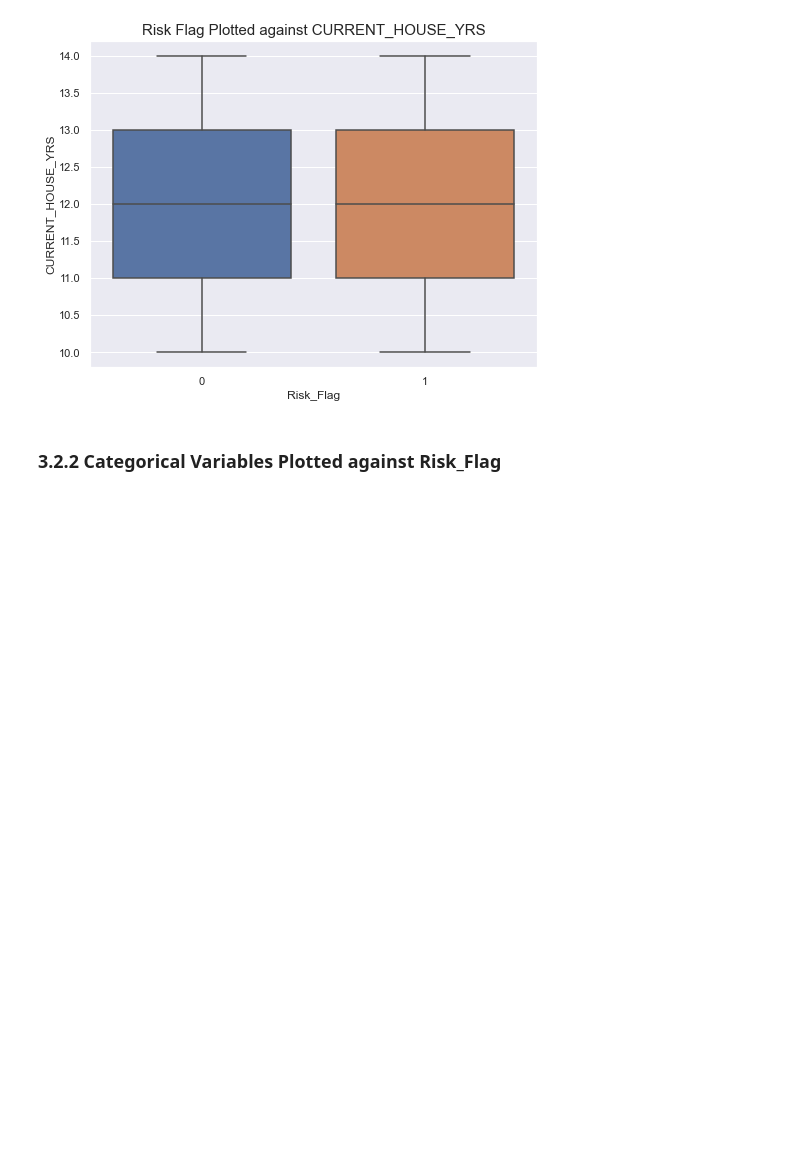
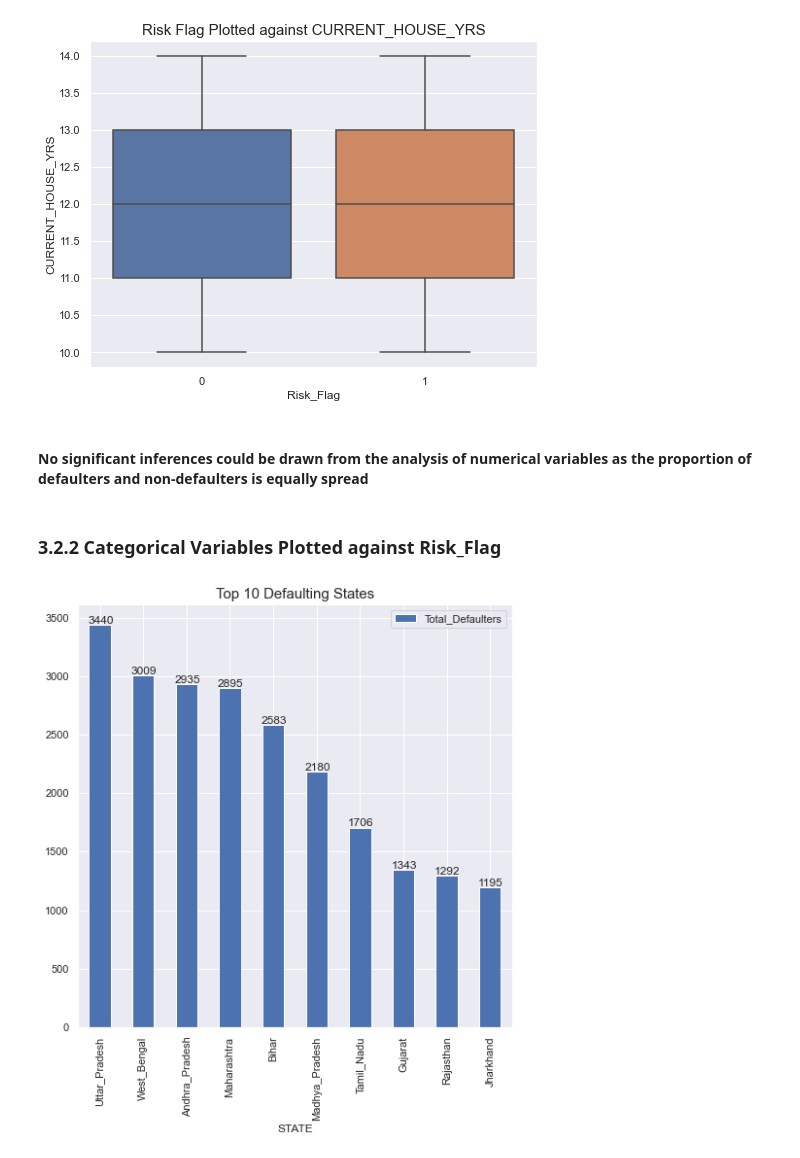
Before and after one commit to jaiatluri/GL_Capstone, a Jupyter notebook: Capstone_Github.ipynb, the cells around one changed output. Saved outputs shown, nothing was run; the diff lists cells and outputs as text; code cells hidden in the pictures; blank space fills up the shorter version.

```diff
--- a/Capstone_Github.ipynb
+++ b/Capstone_Github.ipynb
@@ -361,5 +361,20 @@ for col in ['Income', 'Age', 'Experience','CURRENT_JOB_YRS',
 [figure]
 [figure]
 [figure]
+# %% [markdown]
+#### No significant inferences could be drawn from the analysis of numerical variables as the proportion of defaulters and non-defaulters is equally spread
 # %% [markdown]
 ### 3.2.2 Categorical Variables Plotted against Risk_Flag
+# %%
+df_state = df.loc[df['Risk_Flag'] == 1].groupby(['STATE','Risk_Flag']).count()
+df_state.rename(columns={'CITY':'Total_Defaulters'},inplace=True)
+df_state.reset_index(inplace=True)
+df_state[['STATE','Total_Defaulters']].sort_values(by='Total_Defaulters',ascending=False)[:10].plot(kind='bar',x='STATE',
+                                                                                                    figsize=(8,8))
+for index,value in enumerate(df_state['Total_Defaulters'].sort_values(ascending=False)[:10]):
+    plt.text(index-0.28,value+10,str(value))
+plt.title('Top 10 Defaulting States',size=15)
+
+plt.show()
+# %% [output]
+[figure, added]
```
Also changed, not shown: parts of 16 cells of this notebook.
